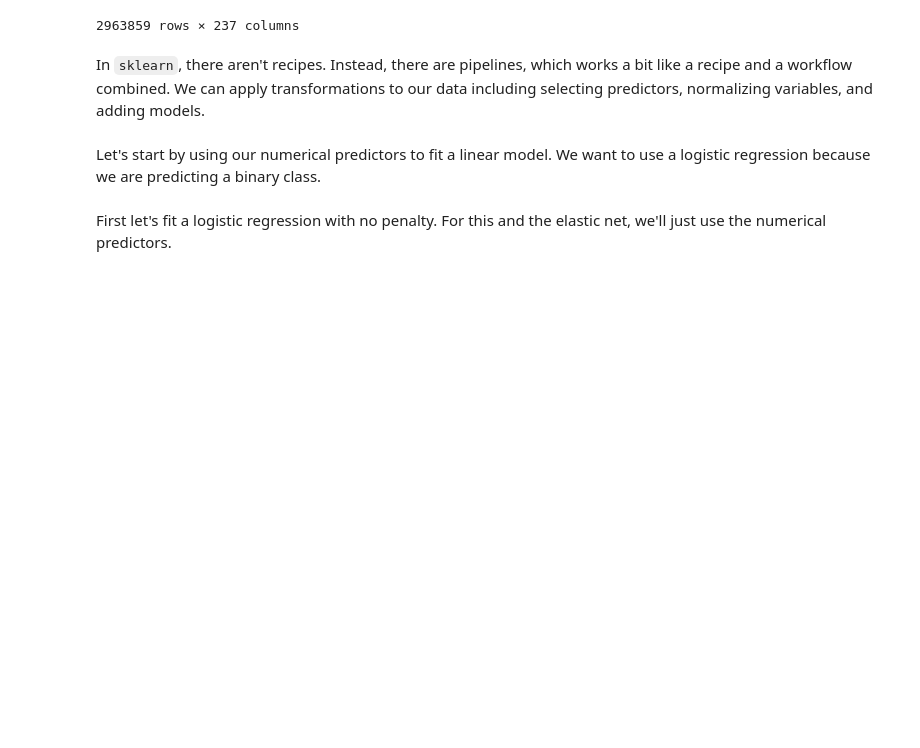
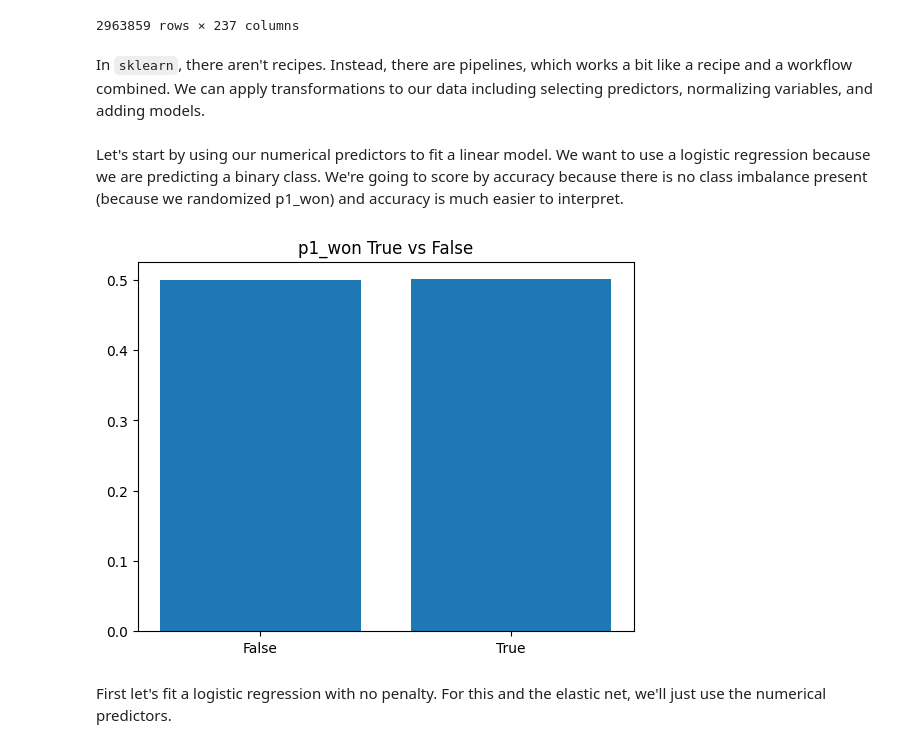
Before and after one commit to enau7/Smash-Ultimate-Set-Prediction, a Jupyter notebook: Prediction/model_fitting.ipynb, the cells around one changed output. Cells and saved outputs as stored; diff of their text form; code cells hidden in the pictures; blank space fills up the shorter version.

Commit message:
model testing

```diff
--- a/Prediction/model_fitting.ipynb
+++ b/Prediction/model_fitting.ipynb
@@ -47,7 +45,14 @@ y = game_train["p1_won"]
 
 game_folded = StratifiedKFold(n_splits=5).split(X,y)
 # %% [markdown]
-Let's start by using our numerical predictors to fit a linear model. We want to use a logistic regression because we are predicting a binary class.
+Let's start by using our numerical predictors to fit a linear model. We want to use a logistic regression because we are predicting a binary class. We're going to score by accuracy because there is no class imbalance present (because we randomized p1_won) and accuracy is much easier to interpret.
+# %%
+plt.bar(x = [True, False], height = game_train["p1_won"].value_counts() / len(game_train))
+plt.xticks([True, False], ["True", "False"])
+plt.title("p1_won True vs False")
+plt.show()
+# %% [output]
+[figure, added]
 # %%
 def fitmodel(model, filename, df = game_train):
 
```
Also changed, not shown: parts of 19 cells of this notebook, 2 other files.
